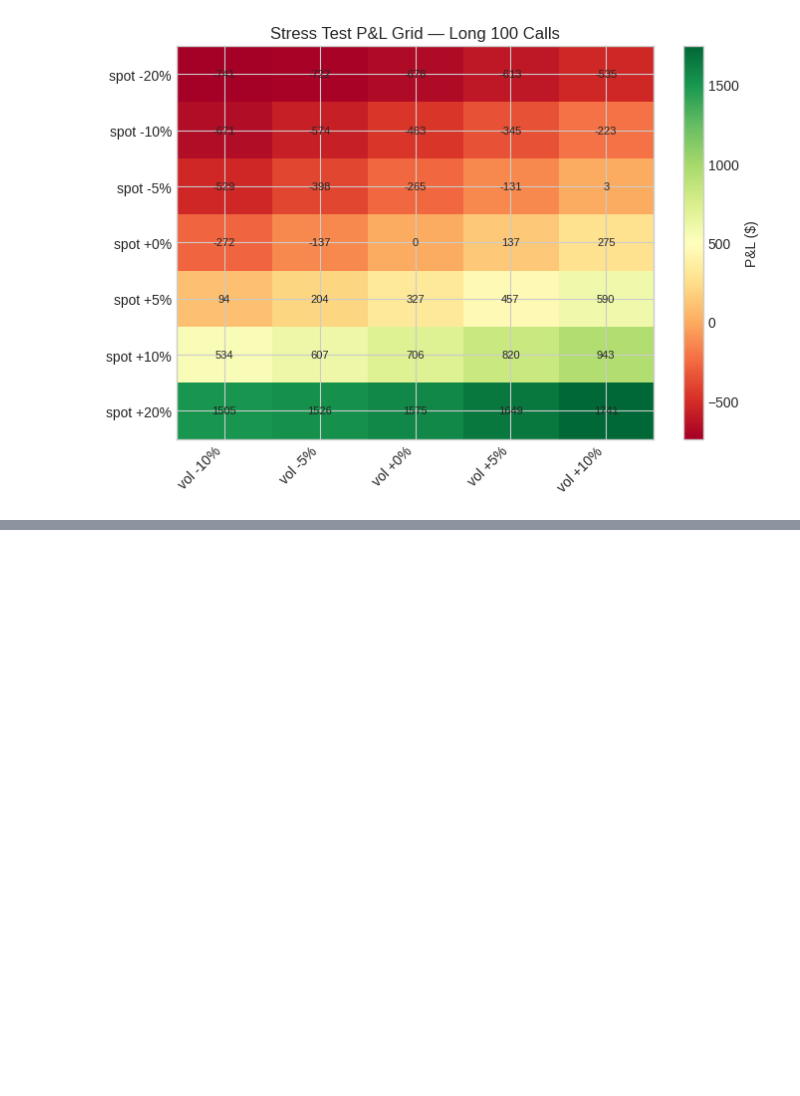
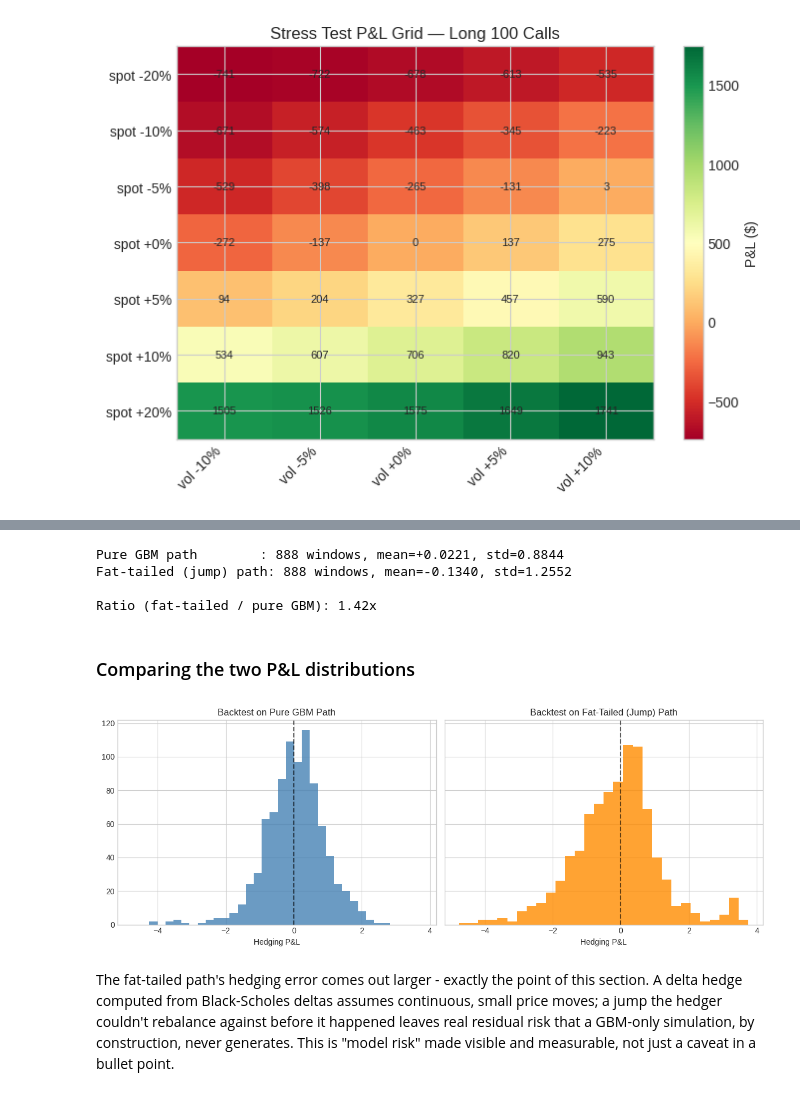
Before and after one commit to rishabhsatishjain7/voledge, a Jupyter notebook: notebooks/analysis.ipynb, the cells around one changed output, grey strips where cells are left out. Drawn from its saved outputs; the diff is of its cells as text; code cells hidden in the pictures; blank space fills up the shorter version.

Commit message:
Extend notebook: backtest section using synthetic fat-tailed path (1.42x hedging error vs pure GBM)

```diff
--- a/notebooks/analysis.ipynb
+++ b/notebooks/analysis.ipynb
@@ -341,3 +358,66 @@ spot +20%   1505.44  1525.61  1574.54  1648.54   1740.92
+# %%
+from src.backtest import backtest_delta_hedge, estimate_realized_vol
+
+def simulate_jump_diffusion(seed, s0=100.0, mu=0.06, sigma=0.18, n_days=252*4,
+                             jump_intensity=0.02, jump_mean=-0.03, jump_std=0.06):
+    """GBM plus a compound Poisson jump term (Merton 1976) - a standard,
+    simple way to inject fat tails/jumps that pure GBM structurally cannot
+    produce, without needing real market data."""
+    rng = np.random.default_rng(seed)
+    dt = 1 / 252
+    prices = np.zeros(n_days)
+    prices[0] = s0
+    for i in range(1, n_days):
+        z = rng.standard_normal()
+        jump = 0.0
+        if rng.random() < jump_intensity:
+            jump = rng.normal(jump_mean, jump_std)
+        prices[i] = prices[i-1] * np.exp((mu - 0.5*sigma**2)*dt + sigma*np.sqrt(dt)*z + jump)
+    return prices
+
+gbm_path = simulate_jump_diffusion(seed=10, jump_intensity=0.0)       # pure GBM, no jumps
+fat_tailed_path = simulate_jump_diffusion(seed=10, jump_intensity=0.02)  # same seed, jumps added
+
+window_days, rebalance_every = 60, 5
+
+gbm_backtest = backtest_delta_hedge(gbm_path, window_days=window_days, rebalance_every=rebalance_every)
+fat_backtest = backtest_delta_hedge(fat_tailed_path, window_days=window_days, rebalance_every=rebalance_every)
+
+print(f"Pure GBM path        : {gbm_backtest.n_windows} windows, mean={gbm_backtest.mean:+.4f}, std={gbm_backtest.std:.4f}")
+print(f"Fat-tailed (jump) path: {fat_backtest.n_windows} windows, mean={fat_backtest.mean:+.4f}, std={fat_backtest.std:.4f}")
+print(f"\nRatio (fat-tailed / pure GBM): {fat_backtest.std / gbm_backtest.std:.2f}x")
+# %% [output]
+Pure GBM path        : 888 windows, mean=+0.0221, std=0.8844
+Fat-tailed (jump) path: 888 windows, mean=-0.1340, std=1.2552
+
+Ratio (fat-tailed / pure GBM): 1.42x
+# %% [markdown]
+### Comparing the two P&L distributions
+# %%
+fig, (ax1, ax2) = plt.subplots(1, 2, figsize=(12, 4.5), sharex=True, sharey=True)
+
+ax1.hist(gbm_backtest.pnl, bins=30, color="steelblue", alpha=0.8)
+ax1.axvline(0, color="black", linestyle="--", alpha=0.6)
+ax1.set_title("Backtest on Pure GBM Path")
+ax1.set_xlabel("Hedging P&L")
+
+ax2.hist(fat_backtest.pnl, bins=30, color="darkorange", alpha=0.8)
+ax2.axvline(0, color="black", linestyle="--", alpha=0.6)
+ax2.set_title("Backtest on Fat-Tailed (Jump) Path")
+ax2.set_xlabel("Hedging P&L")
+
+fig.tight_layout()
+fig.savefig("../assets/backtest_comparison.png", dpi=150)
+plt.show()
+# %% [output]
+[figure, added]
+# %% [markdown]
+The fat-tailed path's hedging error comes out larger - exactly the
+point of this section. A delta hedge computed from Black-Scholes deltas
+assumes continuous, small price moves; a jump the hedger couldn't
+rebalance against before it happened leaves real residual risk that a
+GBM-only simulation, by construction, never generates. This is "model
+risk" made visible and measurable, not just a caveat in a bullet point.
 # %% [markdown]
 ## Takeaways
 
```
Also changed, not shown: parts of 2 cells of this notebook, 1 other file.
